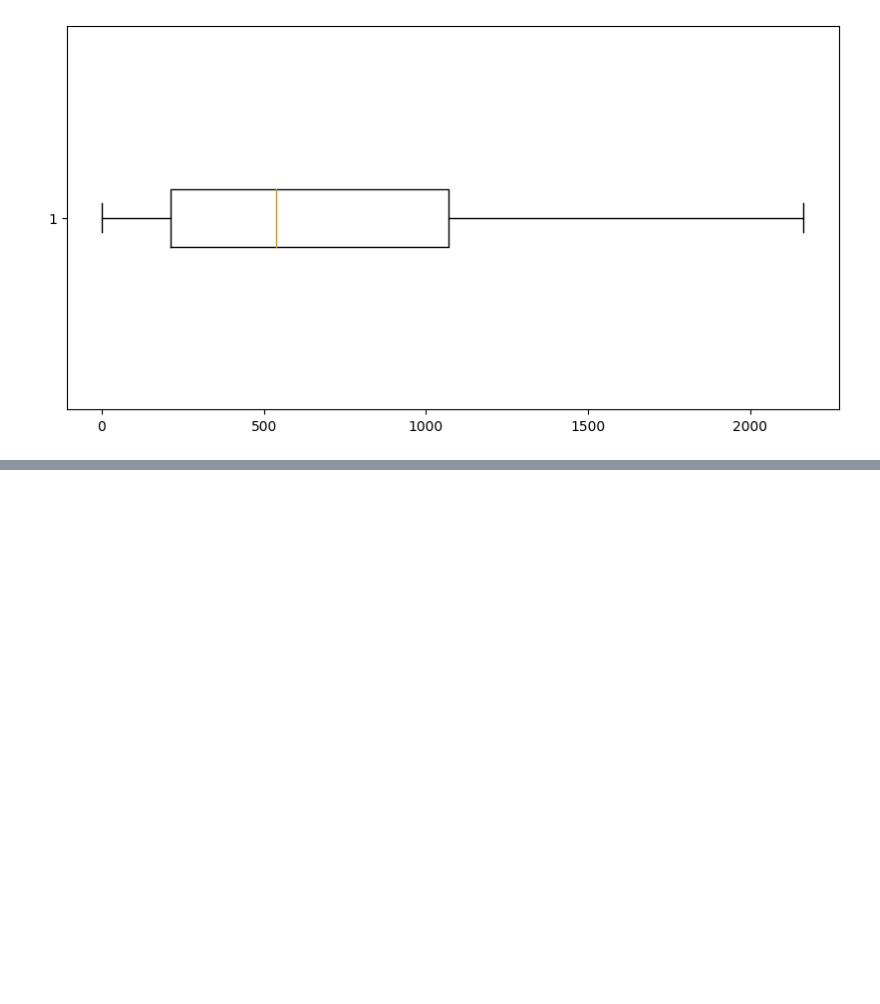
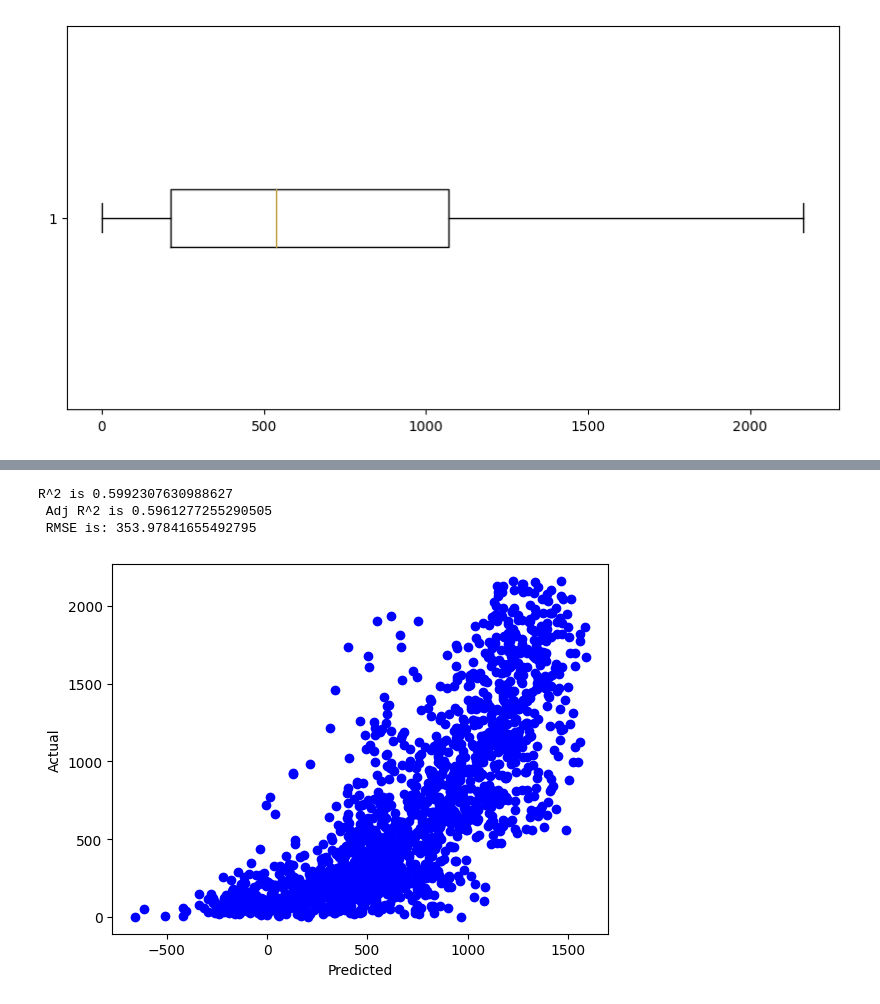
Before and after one commit to MalikAsadAftab/Seoul-Bike-Renting-Synthetic-Data-Generation, a Jupyter notebook: Seoul_Bike_Renting_Synthetic_Data_Generation.ipynb, the cells around one changed output, grey strips where cells are left out. Saved outputs shown, nothing was run; the diff lists cells and outputs as text; code cells hidden in the pictures; blank space fills up the shorter version.

```diff
--- a/Seoul_Bike_Renting_Synthetic_Data_Generation.ipynb
+++ b/Seoul_Bike_Renting_Synthetic_Data_Generation.ipynb
@@ -507,0 +513,3 @@ plt.show()
+# %%
+X=le_df.drop('Rented Bike Count',axis=1)
+y=le_df['Rented Bike Count']
@@ -507,0 +756,13 @@ plt.show()
+# %%
+def predict(ml_model,X_train,y_train,X_test,y_test):
+    rob =RobustScaler()
+
+    X_train = rob.fit_transform(X_train)
+    X_test = rob.transform(X_test)
+
+    model=ml_model.fit(X_train,y_train)
+    y_pred=model.predict(X_test)
+    plt.scatter(y_pred,y_test,color='b')
+    plt.xlabel('Predicted')
+    plt.ylabel('Actual')
+    print(f'R^2 is {model.score(X_test,y_test)}\n Adj R^2 is {1-(1-model.score(X_test,y_test))*(len(y_test)-1)/(len(y_test)-X_test.shape[1]-1)}\n RMSE is: {mean_squared_error(y_test,y_pred,squared=False)}')
@@ -507,0 +779,7 @@ plt.show()
+# %%
+Or_LR = predict(LinearRegression(),X_train,y_train,X_test,y_test)
+# %% [output]
+R^2 is 0.5992307630988627
+ Adj R^2 is 0.5961277255290505
+ RMSE is: 353.97841655492795
+[figure, added]
```
Also changed, not shown: parts of 58 cells of this notebook.
